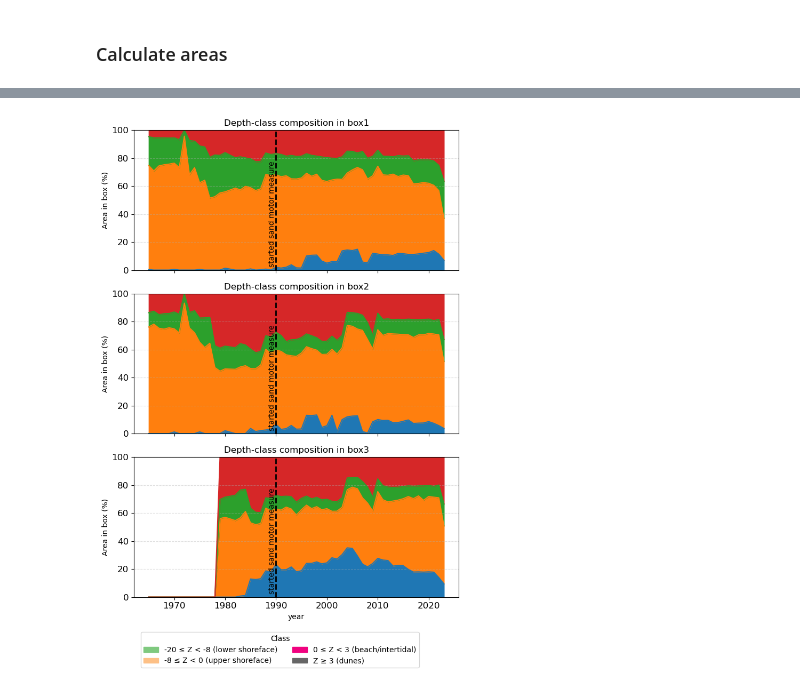
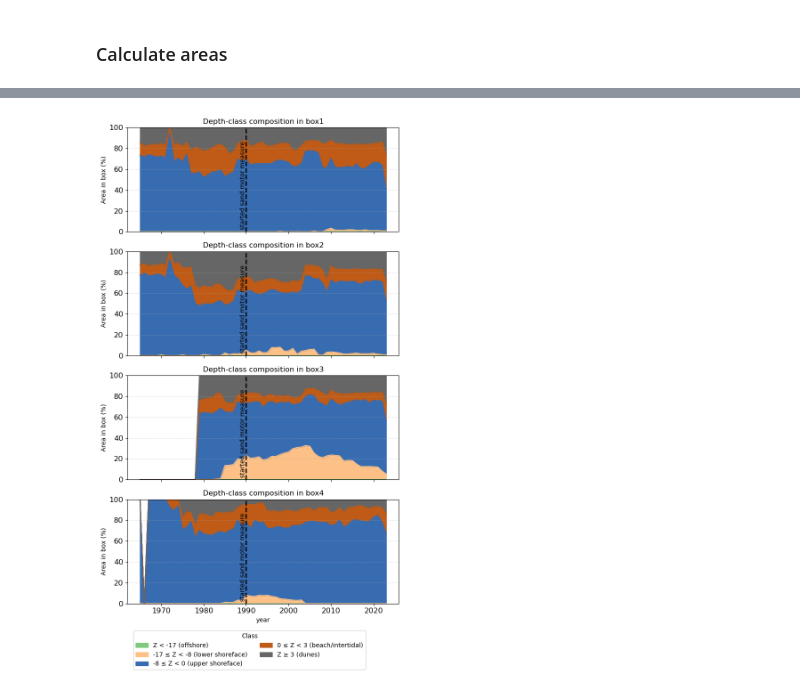
Before and after one commit to movephutthaphaiboon/model-based-water-systems-assessment, a Jupyter notebook: coastal_lab/coast-evolution-cleaned.ipynb, the cells around one changed output, grey strips where cells are left out. Saved outputs shown, nothing was run; the diff lists cells and outputs as text; code cells hidden in the pictures.

```diff
--- a/coastal_lab/coast-evolution-cleaned.ipynb
+++ b/coastal_lab/coast-evolution-cleaned.ipynb
@@ -437,8 +439,8 @@ box2
 # %%
 # create box-3
-assigned_coords = (109200, 565000)
-box_size = 1400
-box_angle = 70  # degrees counter-clockwise from horizontal
+assigned_coords = (109400, 565000)
+box_size = 1100
+box_angle = 65  # degrees counter-clockwise from horizontal
 box3 = tilted_square_from_point(assigned_coords, size=box_size, degree=box_angle, center=False)
 box3
 # %% [output]
@@ -448,0 +451,7 @@ box3
+# %%
+# create box-4
+assigned_coords = (108500, 560000)
+box_size = 1100
+box_angle = 0  # degrees counter-clockwise from horizontal
+box4 = tilted_square_from_point(assigned_coords, size=box_size, degree=box_angle, center=False)
+box4
@@ -654,8 +551,8 @@ plt.show()
 # %%
 from collections import OrderedDict
 
-boxes_use = [box1, box2, box3]
-box_names_use = ['box1', 'box2', 'box3']
+boxes_use = [box1, box2, box3, box4]
+box_names_use = ['box1', 'box2', 'box3', 'box4']
 
 # get sorted years and class categories (preserve order if categorical)
 years = sorted(df_xyz['year'].dropna().unique())
@@ -700,7 +597,7 @@ for yr in years:
                         break
 
 # Plot stacked bar charts (one subplot per box)
-fig, axes = plt.subplots(1, min(3, len(box_names_use)), figsize=(15, 4), sharey=True)
+fig, axes = plt.subplots(1, min(4, len(box_names_use)), figsize=(20, 4), sharey=True)
 if not isinstance(axes, (list, np.ndarray)):
     axes = [axes]
 
@@ -973,41 +870,61 @@ plt.show()
 # %%
-# 3 rows x 1 column: area plots for box1, box2, box3
-boxes = ['box1', 'box2', 'box3']
-fig, axes = plt.subplots(3, 1, figsize=(7, 10), sharex=True)
+# 4 rows x 1 column: percent-area plots for box1, box2, box3, box4 (use pct_combined)
+boxes = ['box1', 'box2', 'box3', 'box4']
+fig, axes = plt.subplots(4, 1, figsize=(7, 12), sharex=True)
+axes = np.array(axes).ravel()
+
+# determine classes (use box1 as canonical order if present)
+if not pct_combined.empty and 'box1' in pct_combined.columns.levels[0]:
+    classes = list(pct_combined['box1'].columns)
+else:
+    # fallback: infer from MultiIndex second level or global 'class' column
+    if not pct_combined.empty:
+        classes = list(pct_combined.columns.levels[1])
+    else:
+        classes = []
+
+n_classes = max(len(classes), 1)
+
+# pick discrete colors (reuse cmap_disc if available)
+try:
+    cmap_disc_use = cmap_disc
+except NameError:
+    cmap_disc_use = plt.get_cmap('Accent', n_classes)
+colors = cmap_disc_use(np.linspace(0, 1, n_classes))
 
 for ax, b in zip(axes, boxes):
-    if b not in pct_combined.columns.levels[0]:
+    if pct_combined.empty or b not in pct_combined.columns.levels[0]:
         ax.text(0.5, 0.5, f'No data for {b}', ha='center', va='center')
         ax.set_title(f'{b} (missing)')
         ax.set_yticks([])
         continue
 
     dfb = pct_combined[b].sort_index()
-    # plot stacked area without per-axis legend (we add a single legend for the figure)
-    dfb.plot.area(ax=ax, legend=False)
+
+    # ensure column order matches our classes list
+    dfb = dfb.reindex(columns=classes).fillna(0)
+
+    # plot stacked area with explicit colors so legend matches
+    dfb.plot.area(ax=ax, legend=False, color=colors[:len(dfb.columns)])
     ax.set_ylabel("Area in box (%)")
     ax.set_title(f"Depth-class composition in {b}")
     ax.set_ylim(0, 100)
     ax.grid(axis='y', linestyle='--', alpha=0.4)
     ax.tick_params(axis='x', rotation=0)
-    # increase font size of y-tick labels
     ax.tick_params(axis='y', labelsize=12)
     ax.tick_params(axis='x', labelsize=12)
-
 
     # add vertical line at 1990; label 'started filling sand motor'
     ax.axvline(x=1990, color='black', linestyle='--', linewidth=2)
     ax.text(1990, 2, 'started sand motor measure', color='black', fontsize=10, ha='right', va='bottom', rotation=90)
 
-
-# common legend (bottom)
-classes = list(pct_combined['box1'].columns) if 'box1' in pct_combined.columns.levels[0] else list(pct_combined.columns.levels[1])
-colors = cmap_disc(np.linspace(0, 1, max(len(classes), 1)))
+# create a single legend for the figure with matching colors
 handles = [mpatches.Patch(color=colors[i % len(colors)], label=str(classes[i])) for i in range(len(classes))]
-fig.legend(handles=handles, title='Class', loc='lower center', bbox_to_anchor=(0.5, -0.05), ncol=2)
+ncol = 2
+fig.legend(handles=handles, title='Class', loc='lower center', bbox_to_anchor=(0.5, -0.05), ncol=ncol)
 
 plt.tight_layout(rect=(0, 0.03, 1, 1))
 plt.show()
 # %% [output]
-[figure, old version]
+[figure, new version]
 # %%
```
Also changed, not shown: parts of 22 cells of this notebook.
